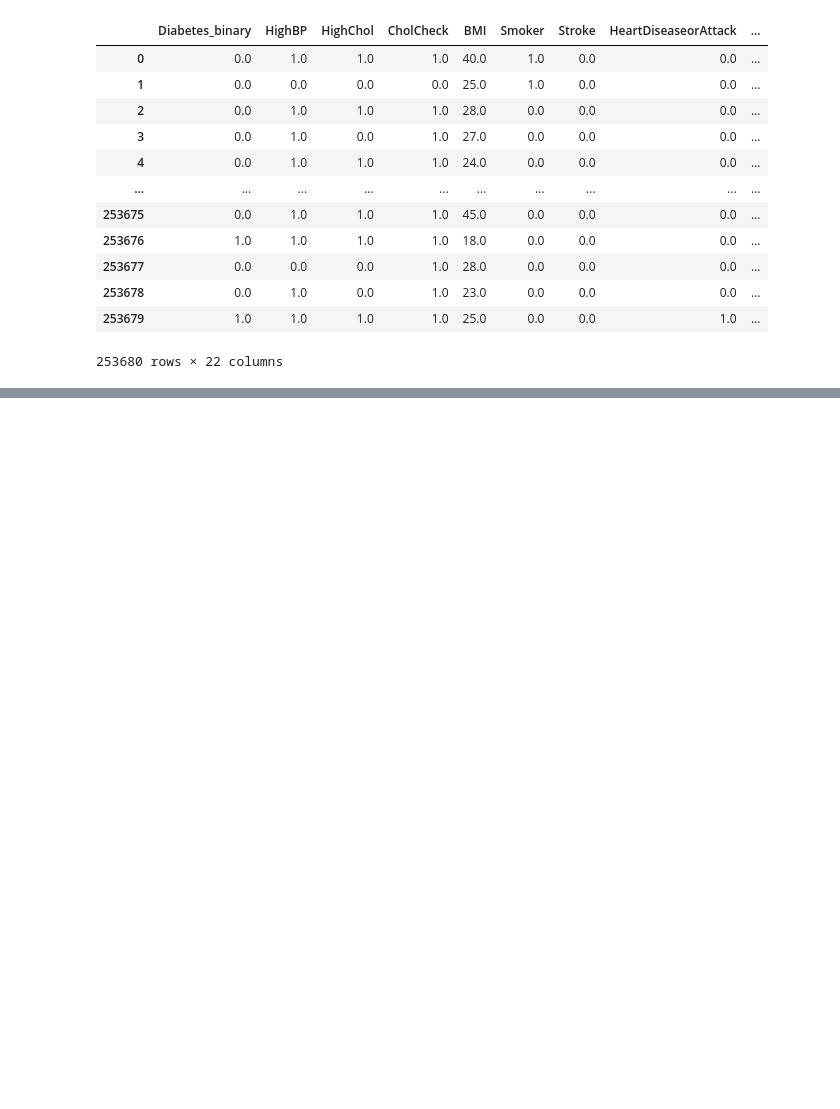
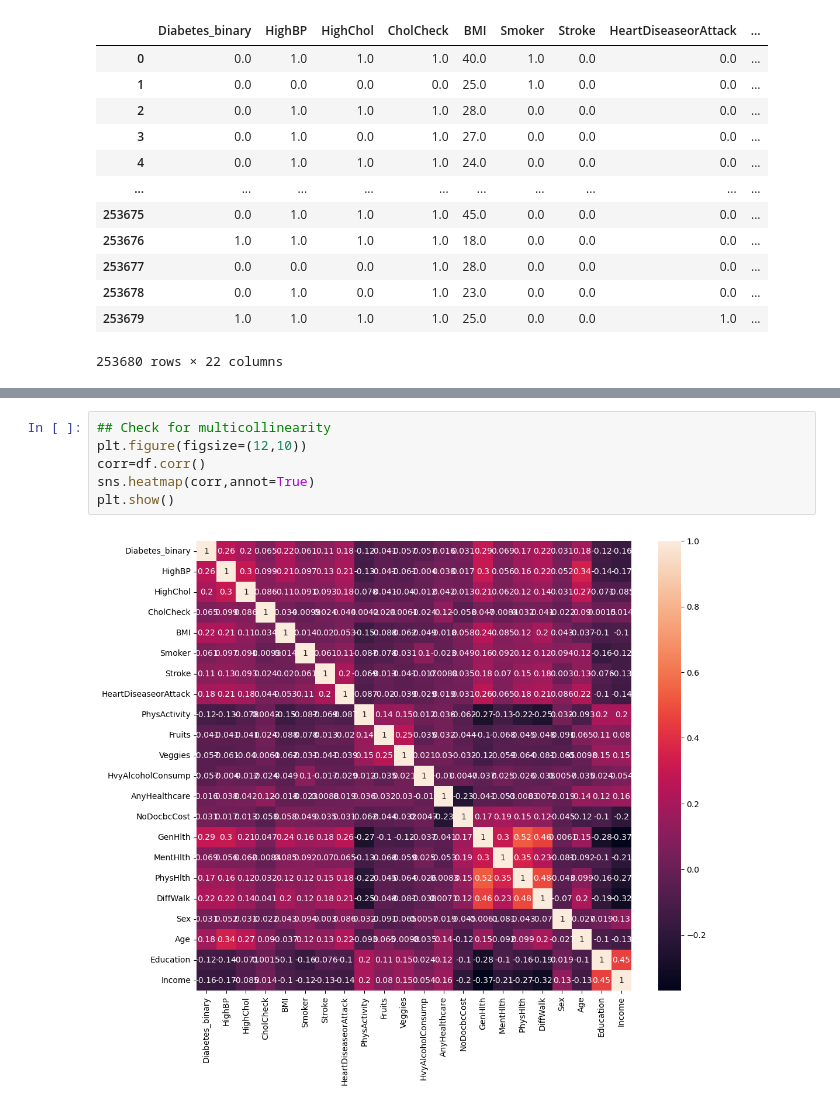
Before and after one commit to Niklauzi/cdc-diabetes-classification, a Jupyter notebook: CDC Diabetes Binary Prediction.ipynb, the cells around one changed output, grey strips where cells are left out. Drawn from its saved outputs; the diff is of its cells as text; blank space fills up the shorter version.

```diff
--- a/CDC Diabetes Binary Prediction.ipynb
+++ b/CDC Diabetes Binary Prediction.ipynb
@@ -51,0 +85,8 @@ df
+# %%
+## Check for multicollinearity
+plt.figure(figsize=(12,10))
+corr=df.corr()
+sns.heatmap(corr,annot=True)
+plt.show()
+# %% [output]
+[figure, added]
```
Also changed, not shown: parts of 4 cells of this notebook.
